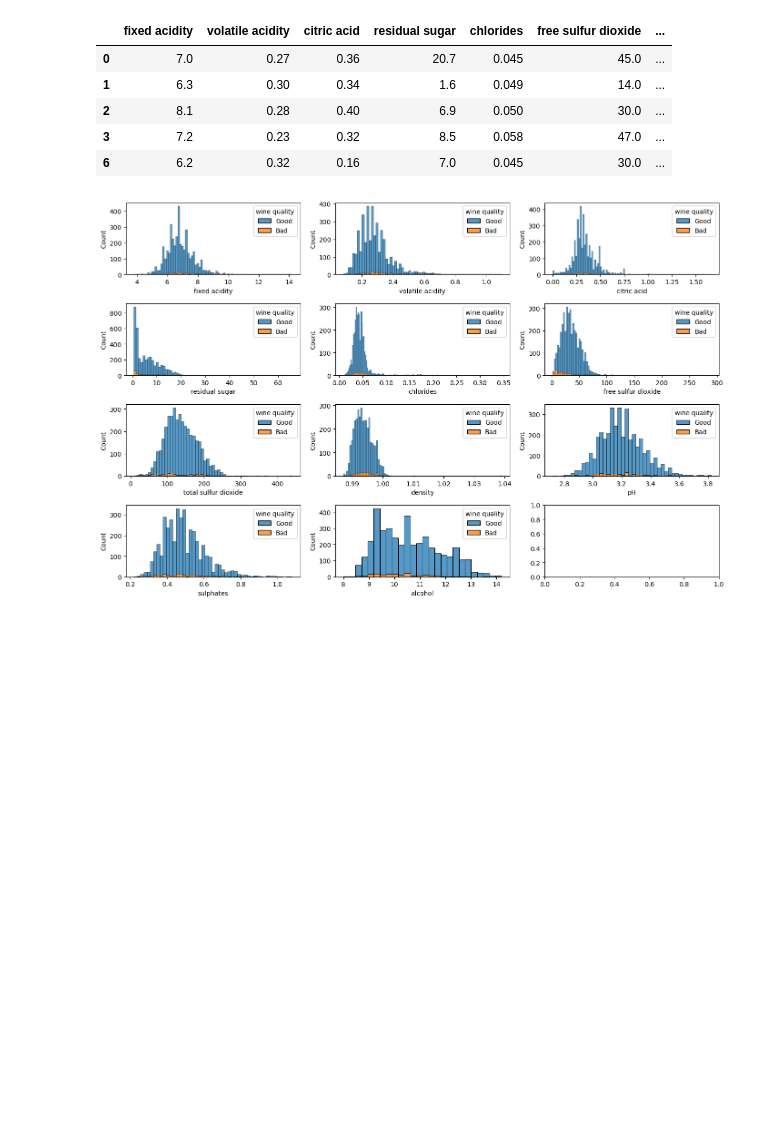
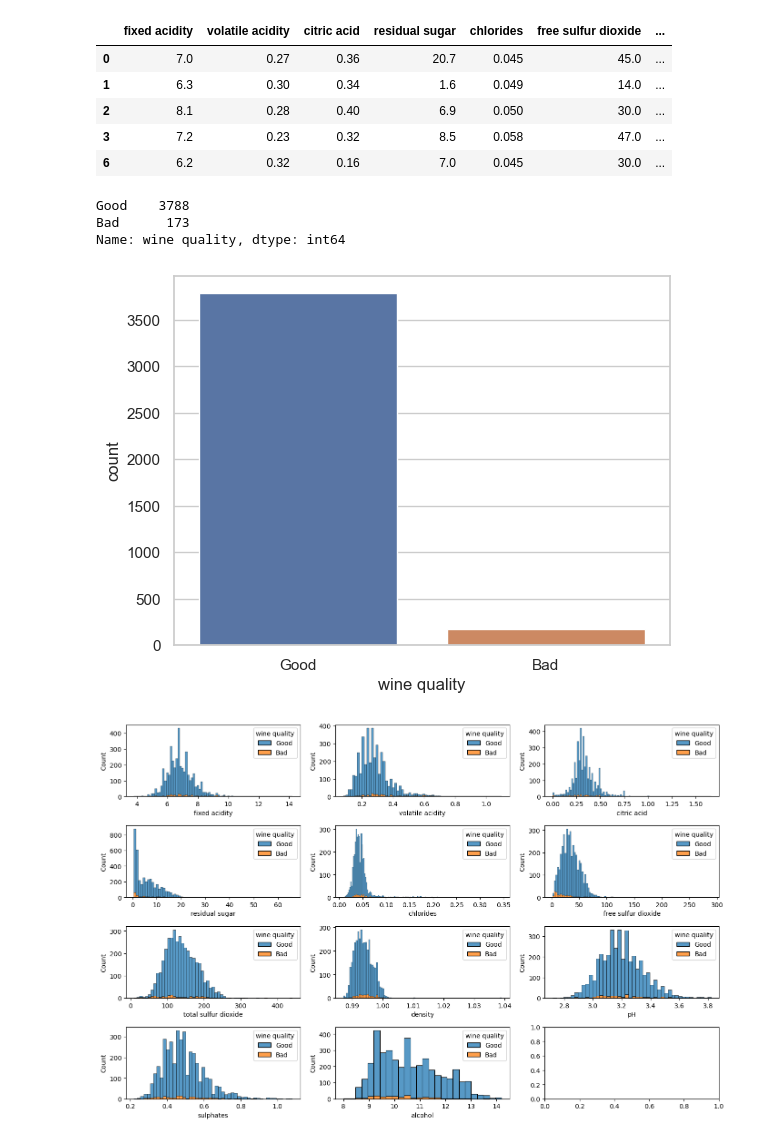
Before and after one commit to The-DigitalAcademy/Machine_learning, a Jupyter notebook: whitewine.ipynb, the cells around one changed output. Drawn from its saved outputs; the diff is of its cells as text; code cells hidden in the pictures; blank space fills up the shorter version.

Commit message:
wine analysis

```diff
--- a/whitewine.ipynb
+++ b/whitewine.ipynb
@@ -177,6 +180,17 @@ dtype: int64
 | 2 | 8.1 | 0.28 | 0.40 | 6.9 | 0.050 | 30.0 | ... |
 | 3 | 7.2 | 0.23 | 0.32 | 8.5 | 0.058 | 47.0 | ... |
 | 6 | 6.2 | 0.32 | 0.16 | 7.0 | 0.045 | 30.0 | ... |
+# %%
+my_wine['wine quality'].value_counts()
+# %% [output]
+Good    3788
+Bad      173
+Name: wine quality, dtype: int64
+# %%
+sns.countplot(my_wine['wine quality'])
+plt.show()
+# %% [output]
+[figure, added]
 # %%
 req_cols = my_wine.columns[:-2].values
 f,ax1 = plt.subplots(4,3,figsize=(14,9))
```
Also changed, not shown: parts of 5 cells of this notebook.
